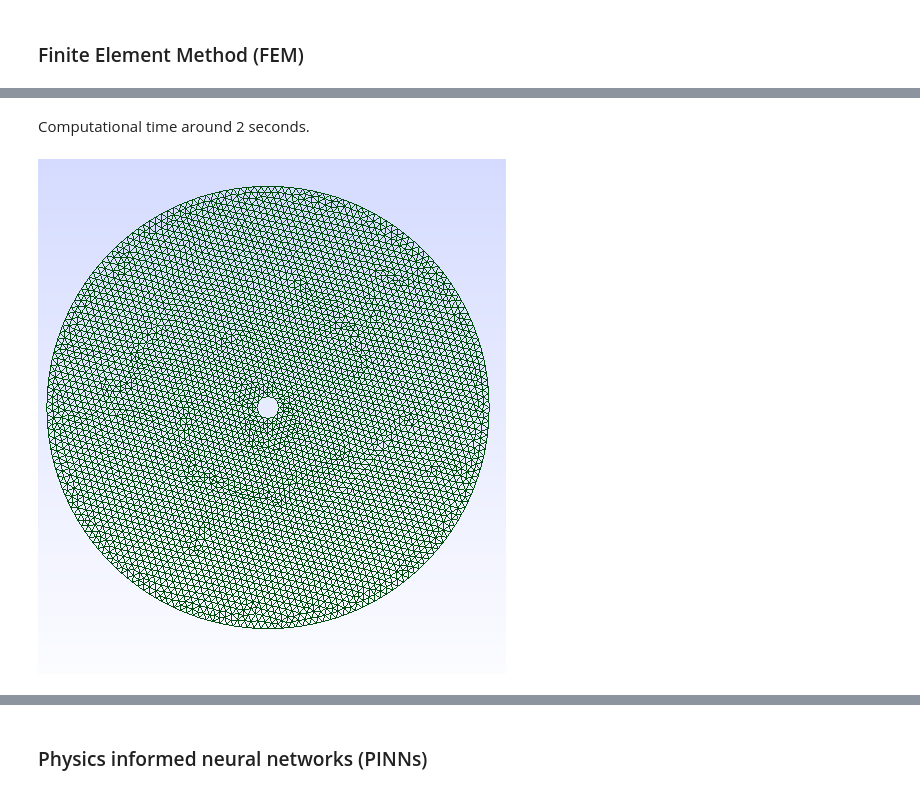
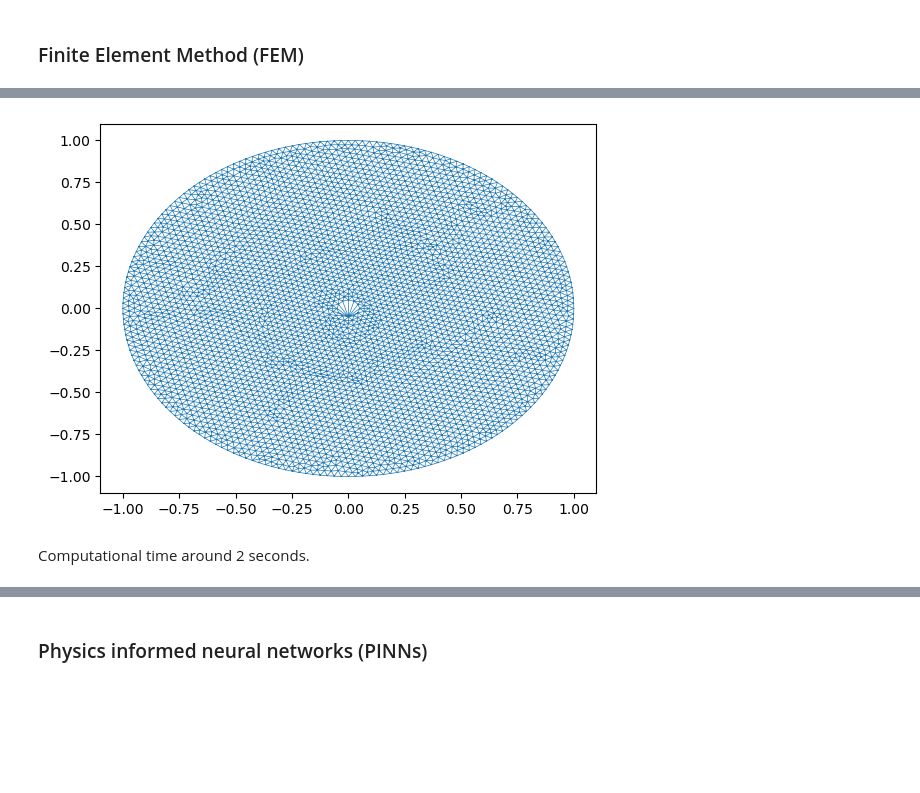
Before and after one commit to oscar-rincon/scattering-problem, a Jupyter notebook: main/plot_scat_cylinder.ipynb, the cells around one changed output, grey strips where cells are left out. Saved outputs shown, nothing was run; the diff lists cells and outputs as text; code cells hidden in the pictures; blank space fills up the shorter version.

```diff
--- a/main/plot_scat_cylinder.ipynb
+++ b/main/plot_scat_cylinder.ipynb
@@ -42,4 +109,8 @@ plot_mesh(mesh)
+# %%
+# plot the mesh
+plt.triplot(pts[:,0], pts[:,1], linewidth=0.5)
+plt.show()
+# %% [output]
+[figure, added]
 # %% [markdown]
 Computational time around 2 seconds.
-# %% [markdown]
-![image.png](attachment:image.png)
```
Also changed, not shown: parts of 8 cells of this notebook, 3 other files.
